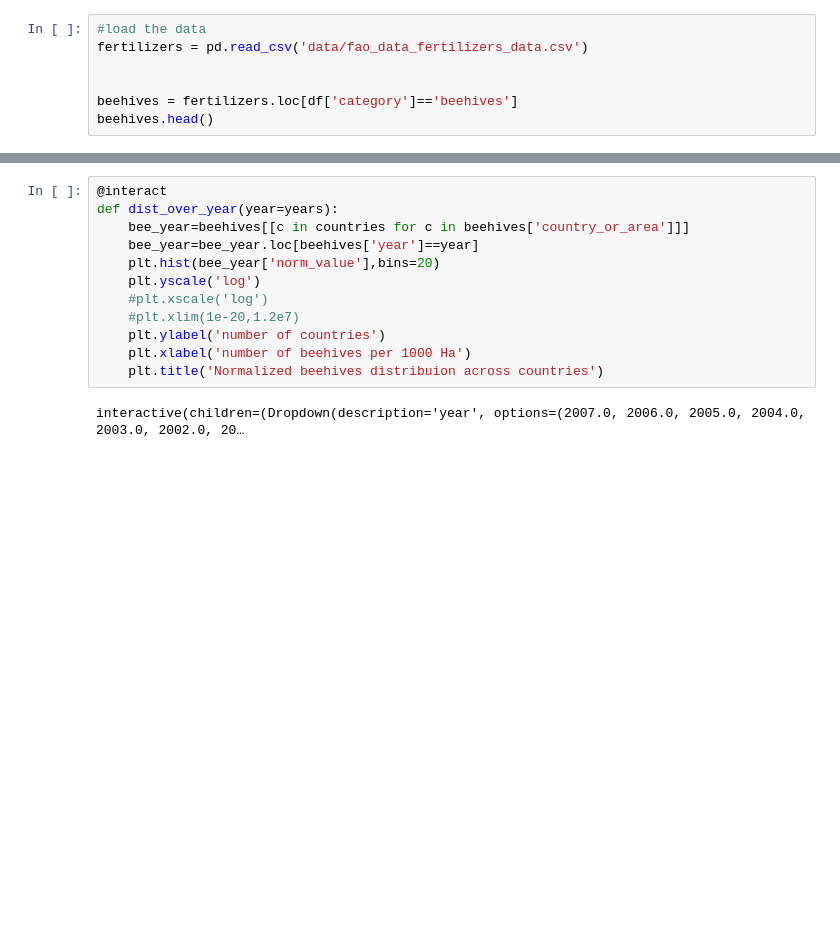
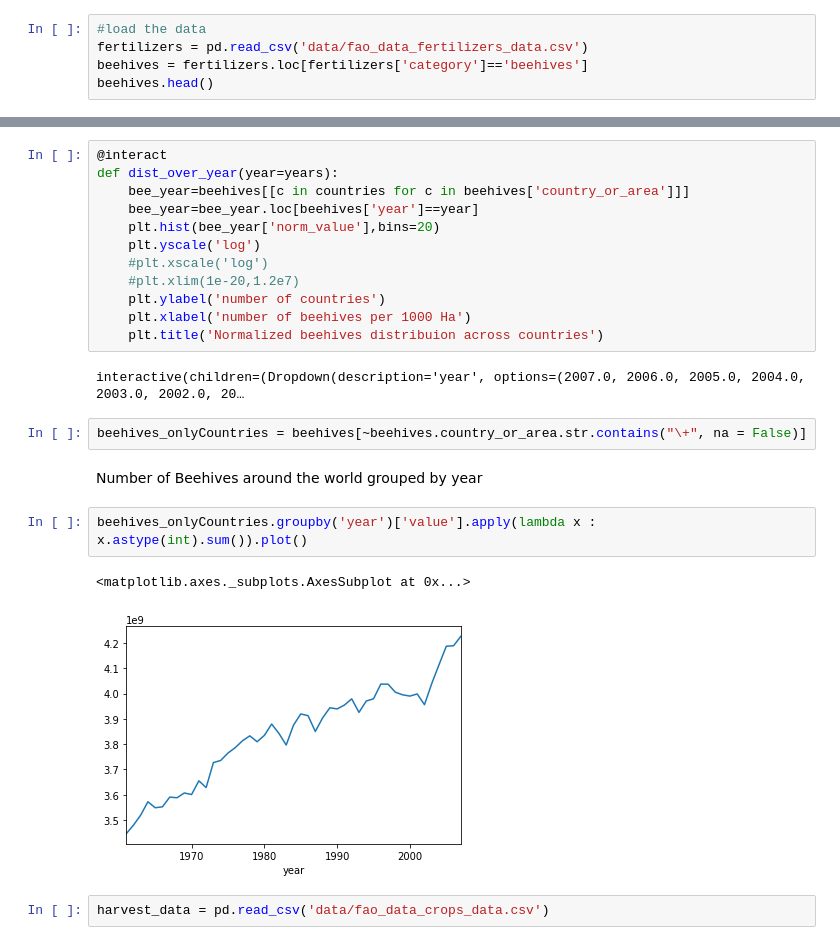
Before and after one commit to caralen/ada-project-faam, a Jupyter notebook: research.ipynb, the cells around one changed output, grey strips where cells are left out. Drawn from its saved outputs; the diff is of its cells as text; blank space fills up the shorter version.

Commit message:
played around

```diff
--- a/research.ipynb
+++ b/research.ipynb
@@ -9,9 +9,7 @@ from ipywidgets import interact, interact_manual
 # %%
 #load the data
 fertilizers = pd.read_csv('data/fao_data_fertilizers_data.csv')
-
-
-beehives = fertilizers.loc[df['category']=='beehives']
+beehives = fertilizers.loc[fertilizers['category']=='beehives']
 beehives.head()
 # %% [output]
 |  | country_or_area | element_code | element | year | unit | value | value_footnotes | category |
@@ -247,3 +245,14 @@ def dist_over_year(year=years):
     plt.title('Normalized beehives distribuion across countries')
 # %% [output]
 interactive(children=(Dropdown(description='year', options=(2007.0, 2006.0, 2005.0, 2004.0, 2003.0, 2002.0, 20…
+# %%
+beehives_onlyCountries = beehives[~beehives.country_or_area.str.contains("\+", na = False)]
+# %% [markdown]
+Number of Beehives around the world grouped by year
+# %%
+beehives_onlyCountries.groupby('year')['value'].apply(lambda x : x.astype(int).sum()).plot()
+# %% [output]
+<matplotlib.axes._subplots.AxesSubplot at 0x...>
+[figure, added]
+# %%
+harvest_data = pd.read_csv('data/fao_data_crops_data.csv')
```
Also changed, not shown: parts of 8 cells of this notebook.
